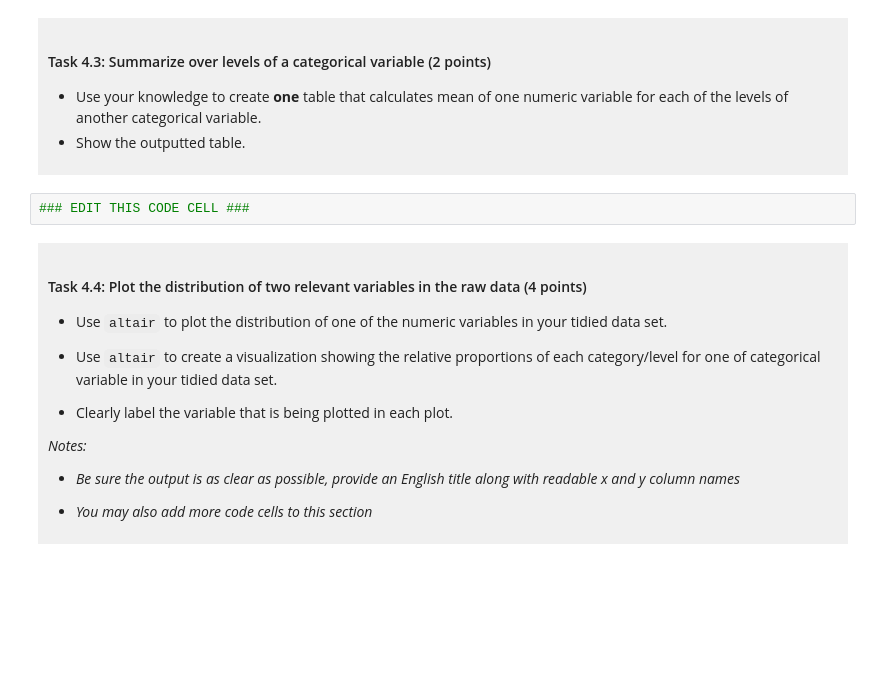
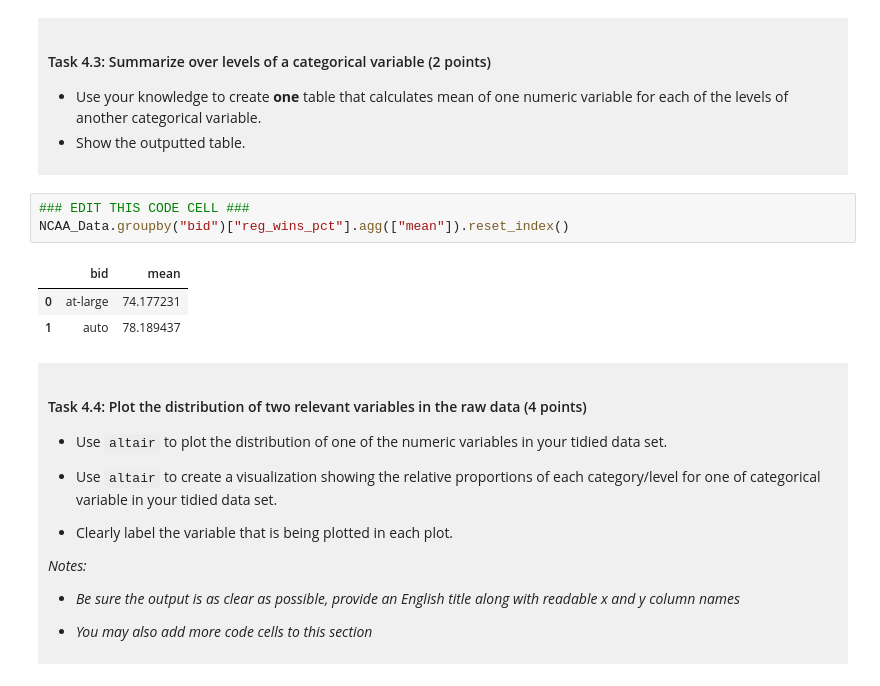
Before and after one commit to rlee513/dsci-100-project-ryan-lee, a Jupyter notebook: dsci-100-project-notebook.ipynb, the cells around one changed output. Saved outputs shown, nothing was run; the diff lists cells and outputs as text; blank space fills up the shorter version.

```diff
--- a/dsci-100-project-notebook.ipynb
+++ b/dsci-100-project-notebook.ipynb
@@ -261,6 +294,11 @@ You will refine your research question (if needed) and produce a tidy data set.
 </div>
 # %%
 ### EDIT THIS CODE CELL ###
+NCAA_Data.groupby("bid")["reg_wins_pct"].agg(["mean"]).reset_index()
+# %% [output]
+|  | bid | mean |
+| 0 | at-large | 74.177231 |
+| 1 | auto | 78.189437 |
 # %% [markdown]
 <div style="background-color: #f0f0f0; padding: 10px;">
 
```
Also changed, not shown: parts of 9 cells of this notebook.
